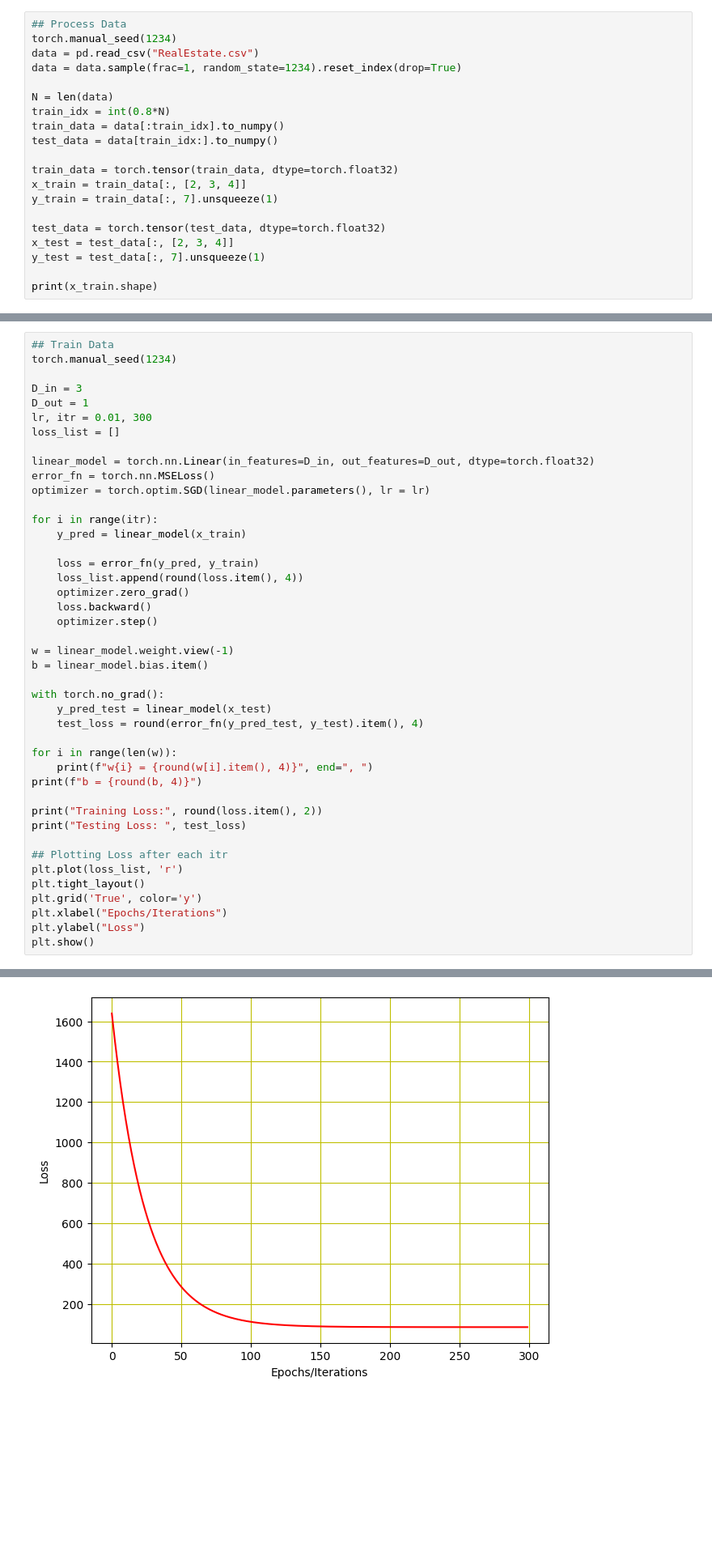
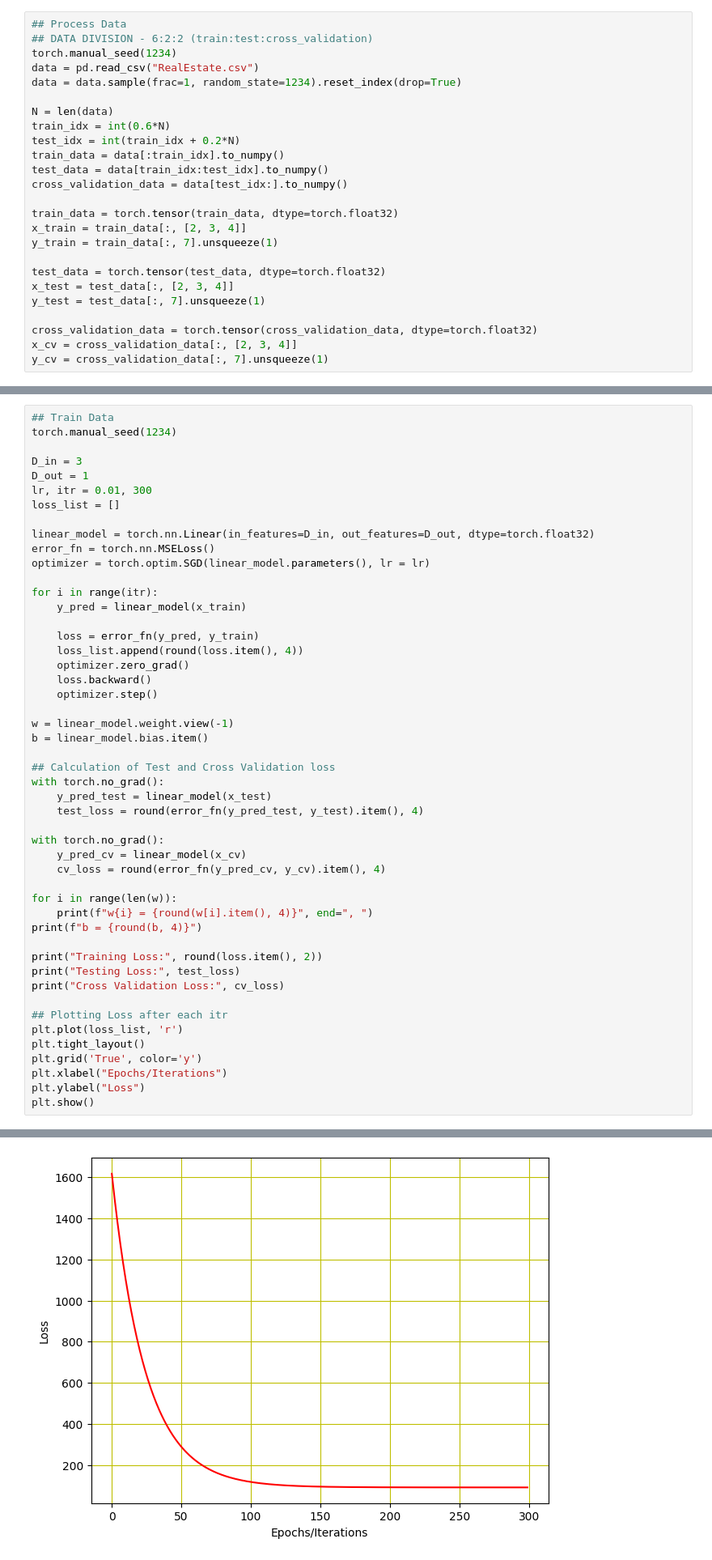
Before and after one commit to bp2881/machinelearning-algo, a Jupyter notebook: LinearRegression_mv.ipynb, the cells around one changed output, grey strips where cells are left out. Shown at 81% size. Drawn from its saved outputs; the diff is of its cells as text; blank space fills up the shorter version.

Commit message:
Fixed LinearRegression_mv and found it's limitations

```diff
--- a/LinearRegression_mv.ipynb
+++ b/LinearRegression_mv.ipynb
@@ -9,14 +9,17 @@ import numpy as np
 print(torch.cuda.is_available())
 # %%
 ## Process Data
+## DATA DIVISION - 6:2:2 (train:test:cross_validation)
 torch.manual_seed(1234)
 data = pd.read_csv("RealEstate.csv")
 data = data.sample(frac=1, random_state=1234).reset_index(drop=True)
 
 N = len(data)
-train_idx = int(0.8*N)
+train_idx = int(0.6*N)
+test_idx = int(train_idx + 0.2*N)
 train_data = data[:train_idx].to_numpy()
-test_data = data[train_idx:].to_numpy()
+test_data = data[train_idx:test_idx].to_numpy()
+cross_validation_data = data[test_idx:].to_numpy()
 
 train_data = torch.tensor(train_data, dtype=torch.float32)
 x_train = train_data[:, [2, 3, 4]]
@@ -26,4 +29,6 @@ test_data = torch.tensor(test_data, dtype=torch.float32)
 x_test = test_data[:, [2, 3, 4]]
 y_test = test_data[:, 7].unsqueeze(1)
 
-print(x_train.shape)
+cross_validation_data = torch.tensor(cross_validation_data, dtype=torch.float32)
+x_cv = cross_validation_data[:, [2, 3, 4]]
+y_cv = cross_validation_data[:, 7].unsqueeze(1)
@@ -54,16 +57,22 @@ for i in range(itr):
 w = linear_model.weight.view(-1)
 b = linear_model.bias.item()
 
+## Calculation of Test and Cross Validation loss
 with torch.no_grad():
     y_pred_test = linear_model(x_test)
     test_loss = round(error_fn(y_pred_test, y_test).item(), 4)
+
+with torch.no_grad():
+    y_pred_cv = linear_model(x_cv)
+    cv_loss = round(error_fn(y_pred_cv, y_cv).item(), 4)
 
 for i in range(len(w)):
     print(f"w{i} = {round(w[i].item(), 4)}", end=", ")
 print(f"b = {round(b, 4)}")
 
 print("Training Loss:", round(loss.item(), 2))
-print("Testing Loss: ", test_loss)
+print("Testing Loss:", test_loss)
+print("Cross Validation Loss:", cv_loss)
 
 ## Plotting Loss after each itr
 plt.plot(loss_list, 'r')
@@ -79,4 +89,4 @@ Testing Loss:  86.0307
-[figure, old version]
+[figure, new version]
 # %%
 ## Residual Plot (For multiple vars)
 residuals = y_pred_test.detach().numpy() - y_test.numpy()
```
Also changed, not shown: parts of 4 cells of this notebook, 1 other file.
